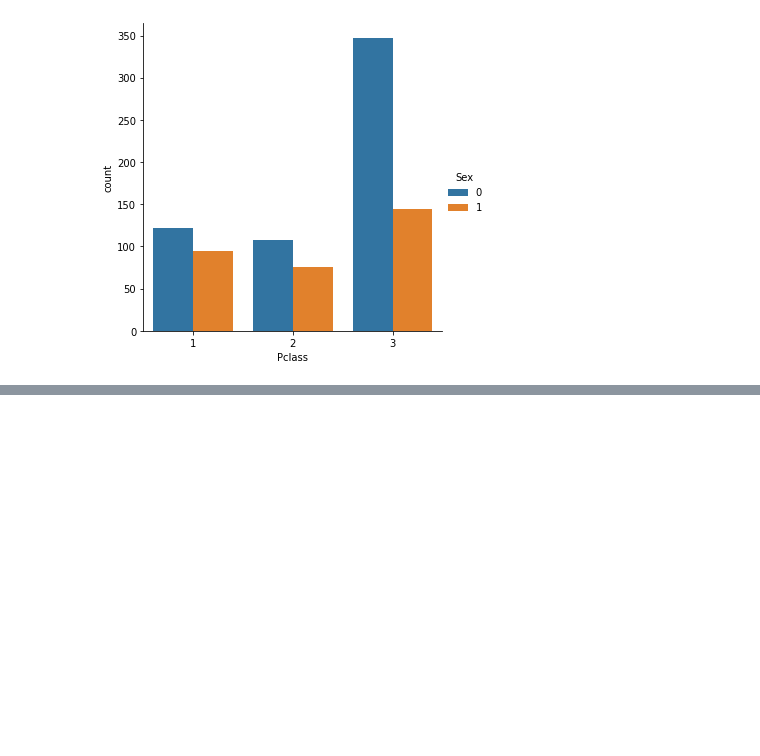
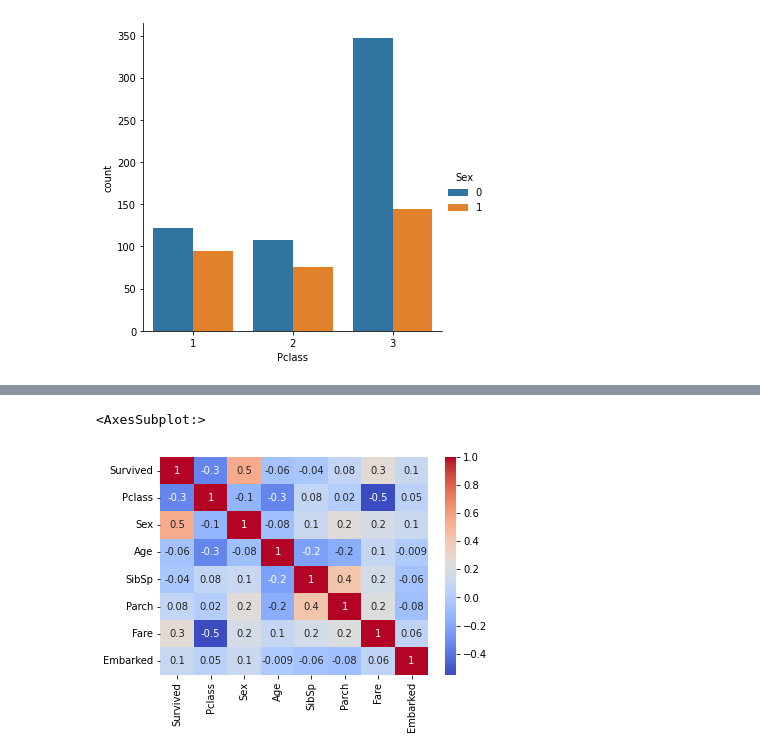
Before and after one commit to warshtayner/Kaggle_Titanic, a Jupyter notebook: my_training.ipynb, the cells around one changed output, grey strips where cells are left out. Drawn from its saved outputs; the diff is of its cells as text; code cells hidden in the pictures; blank space fills up the shorter version.

```diff
--- a/my_training.ipynb
+++ b/my_training.ipynb
@@ -221,0 +278,5 @@ sb.catplot(x='Pclass', data=train_full, hue='Sex', kind='count')
+# %%
+sb.heatmap(train_full.corr(), annot = True, fmt='.1g', cmap= 'coolwarm')
+# %% [output]
+<AxesSubplot:>
+[figure, added]
```
Also changed, not shown: parts of 22 cells of this notebook.
